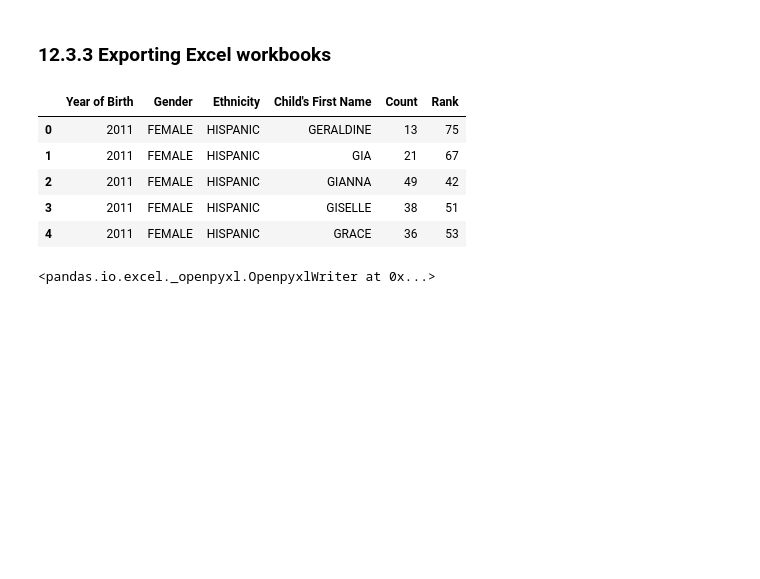
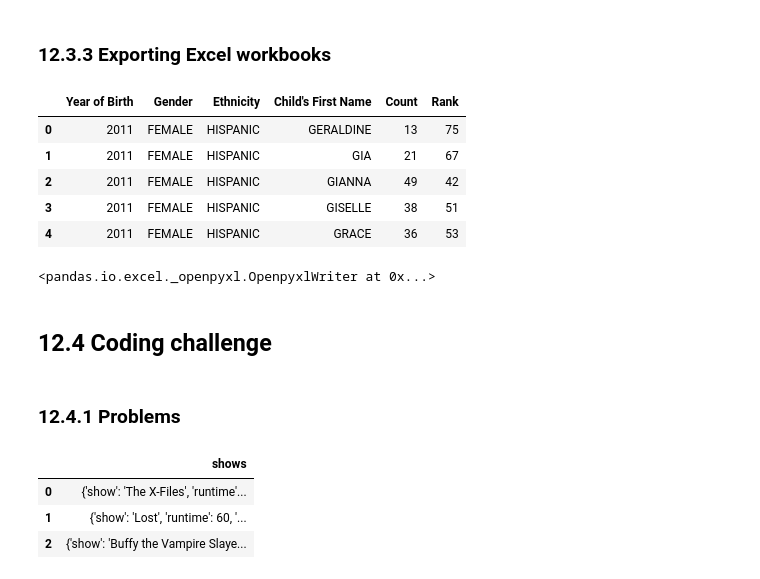
Before and after one commit to ljyGmail/pandas_in_action, a Jupyter notebook: ch12_imports_and_exports.ipynb, the cells around one changed output. Saved outputs shown, nothing was run; the diff lists cells and outputs as text; code cells hidden in the pictures; blank space fills up the shorter version.

```diff
--- a/ch12_imports_and_exports.ipynb
+++ b/ch12_imports_and_exports.ipynb
@@ -343,3 +343,15 @@ boys.to_excel(
 )
 # %%
 excel_file.close()
+# %% [markdown]
+## 12.4 Coding challenge
+# %% [markdown]
+### 12.4.1 Problems
+# %%
+tv_show_json = pd.read_json("data/ch12/tv_shows.json")
+tv_show_json
+# %% [output]
+|  | shows |
+| 0 | {'show': 'The X-Files', 'runtime'... |
+| 1 | {'show': 'Lost', 'runtime': 60, '... |
+| 2 | {'show': 'Buffy the Vampire Slaye... |
```
Also changed, not shown: parts of 9 cells of this notebook, 3 other files.
